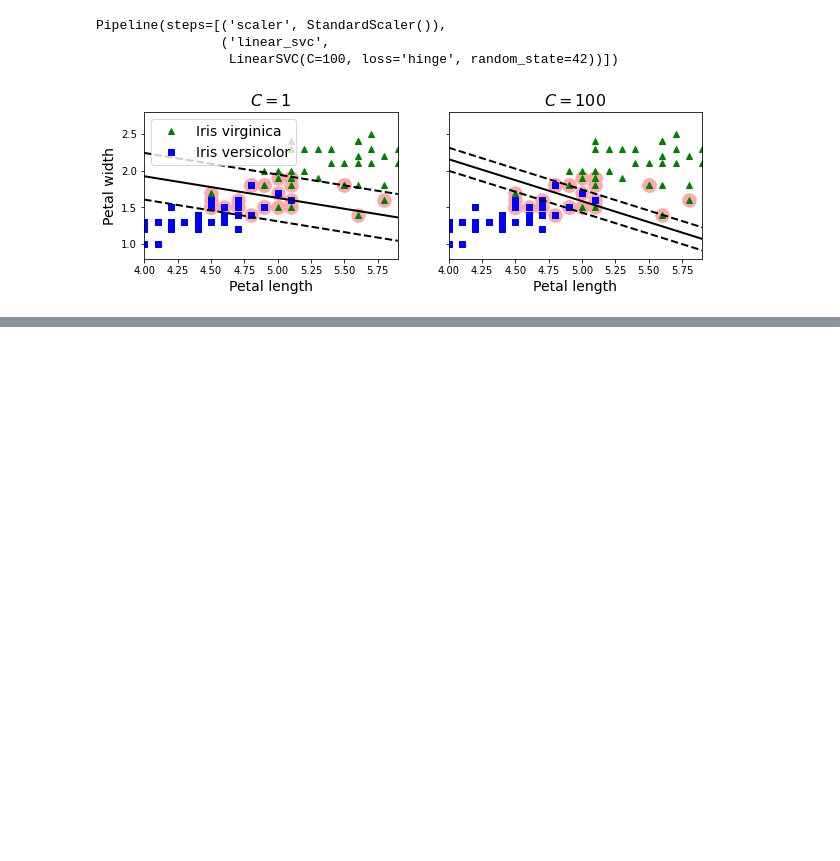
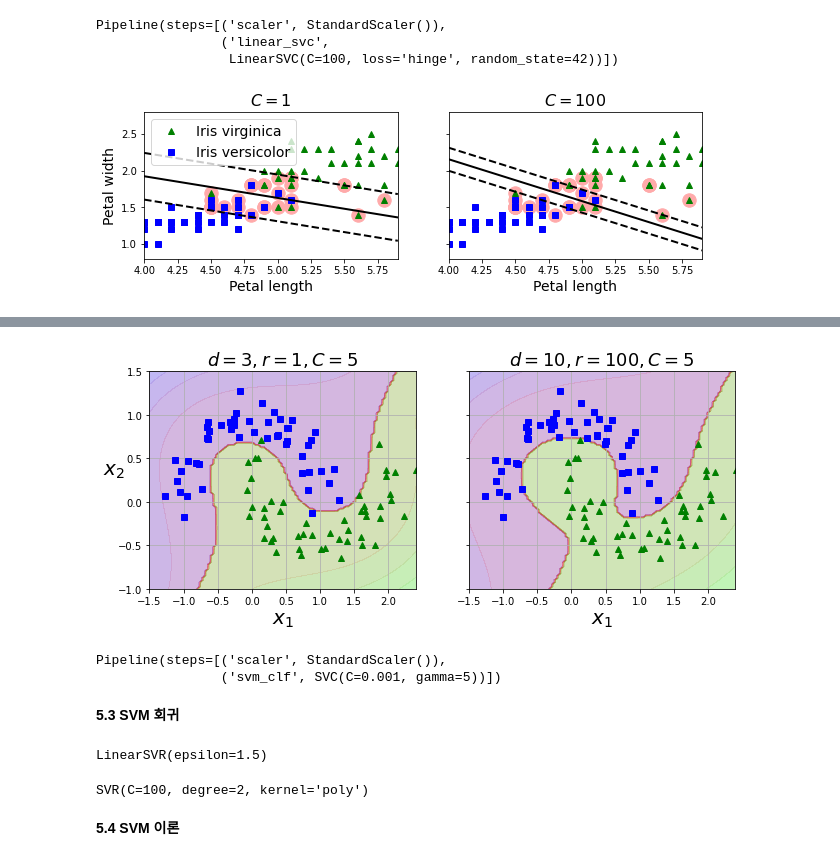
Before and after one commit to mjk0618/algorithm_study, a Jupyter notebook: python/hands_on_machine_learning/chapter_05.ipynb, the cells around one changed output, grey strips where cells are left out. Cells and saved outputs as stored; diff of their text form; code cells hidden in the pictures; blank space fills up the shorter version.

```diff
--- a/python/hands_on_machine_learning/chapter_05.ipynb
+++ b/python/hands_on_machine_learning/chapter_05.ipynb
@@ -130,0 +203,47 @@ plt.show()
+# %%
+fig, axes = plt.subplots(ncols=2, figsize=(10.5, 4), sharey=True)
+
+plt.sca(axes[0])
+plot_predictions(poly_kernel_svm_clf, [-1.5, 2.45, -1, 1.5])
+plot_dataset(X, y, [-1.5, 2.4, -1, 1.5])
+plt.title(r"$d=3, r=1, C=5$", fontsize=18)
+
+plt.sca(axes[1])
+plot_predictions(poly10_kernel_svm_clf, [-1.5, 2.45, -1, 1.5])
+plot_dataset(X, y, [-1.5, 2.4, -1, 1.5])
+plt.title(r"$d=10, r=100, C=5$", fontsize=18)
+plt.ylabel("")
+
+plt.show()
+# %% [output]
+[figure, added]
+# %%
+'''
+가우시안 RBF커널을 사용한 SVC 모델 (유사도 특성을 추가하는 것과 비슷한 결과를 얻음)
+'''
+rbf_kernel_svm_clf = Pipeline([
+    ("scaler", StandardScaler()),
+    ("svm_clf", SVC(kernel="rbf", gamma=5, C=0.001))  # gamma가 클수록, C가 작을수록 과대적합 된다
+])
+rbf_kernel_svm_clf.fit(X, y)
+# %% [output]
+Pipeline(steps=[('scaler', StandardScaler()),
+                ('svm_clf', SVC(C=0.001, gamma=5))])
+# %% [markdown]
+__5.3 SVM 회귀__
+# %%
+from sklearn.svm import LinearSVR
+
+svm_reg = LinearSVR(epsilon=1.5)
+svm_reg.fit(X, y)
+# %% [output]
+LinearSVR(epsilon=1.5)
+# %%
+from sklearn.svm import SVR
+
+svm_poly_reg = SVR(kernel="poly", degree=2, C=100, epsilon=0.1)
+svm_poly_reg.fit(X, y)
+# %% [output]
+SVR(C=100, degree=2, kernel='poly')
+# %% [markdown]
+__5.4 SVM 이론__
```
Also changed, not shown: parts of 9 cells of this notebook.
